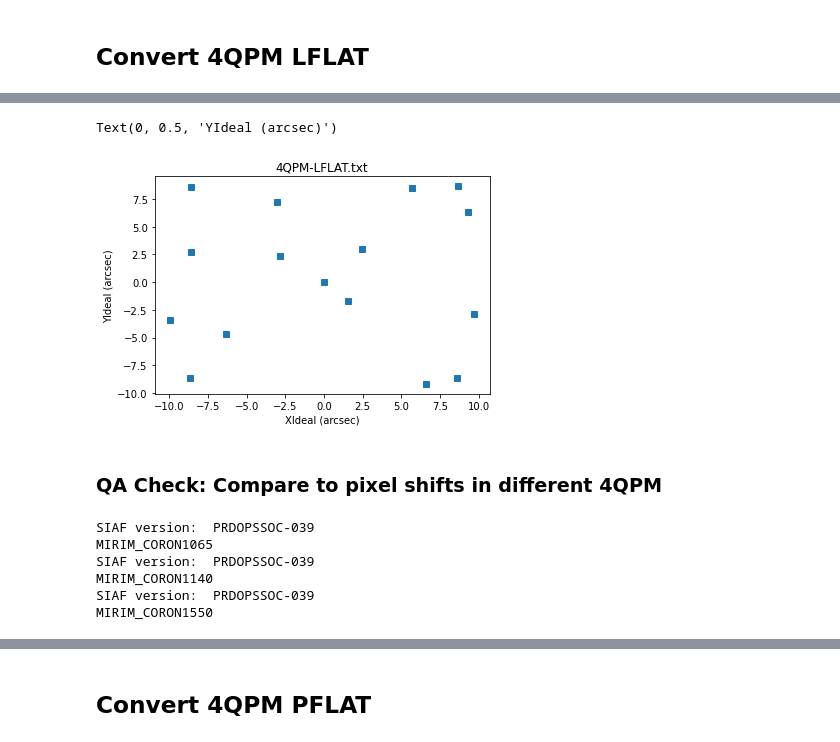
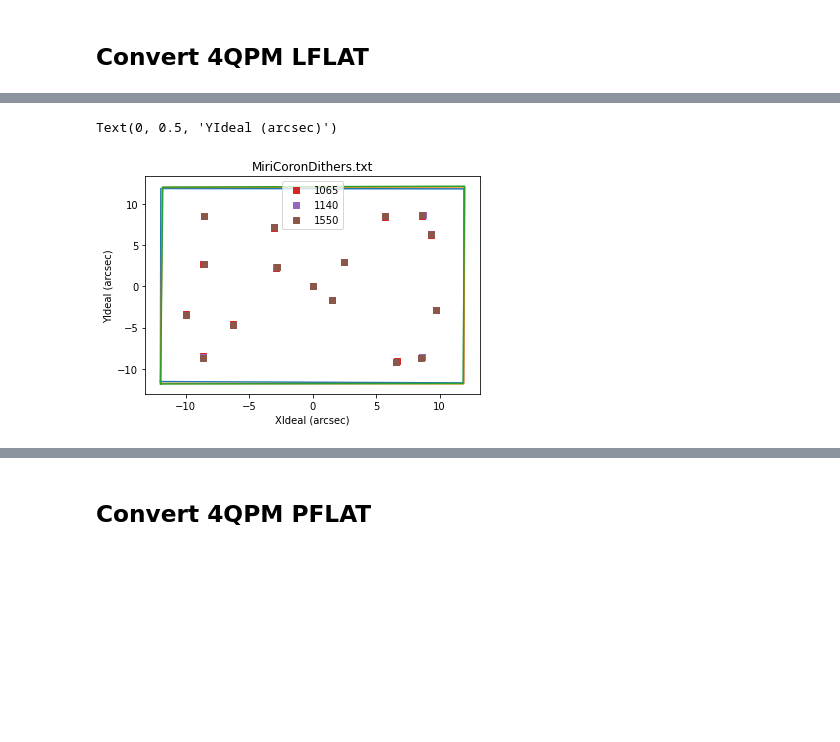
Before and after one commit to STScI-MIRI/miricoord, a Jupyter notebook: miricoord/coron/lpflat_dithers.ipynb, the cells around one changed output, grey strips where cells are left out. Cells and saved outputs as stored; diff of their text form; code cells hidden in the pictures; blank space fills up the shorter version.

Commit message:
Update to separate patterns for each coron

```diff
--- a/miricoord/coron/lpflat_dithers.ipynb
+++ b/miricoord/coron/lpflat_dithers.ipynb
@@ -16,7 +19,6 @@ miricoord version:  cdp7
 ## Convert 4QPM LFLAT ##
 # %%
 infile = '1043-MIRI-056-4QM-LFLAT-dedicatedscanpattern.txt' # input file in pixel offsets
-outfile = '4QPM-LFLAT.txt' # output file in Ideal coordinates
 # %%
 # Read in desired offsets in pixels
 data=ascii.read(infile)
@@ -24,7 +26,10 @@ number,dx,dy=data['Nr'].data,data['Xpix'].data,data['Ypix'].data
 number=number+1 # PRD likes to be 1-indexed
 # %%
 # Define reference aperture that we'll use to construct the Ideal coordinates
-aper='MIRIM_CORON1140'
+aper='MIRIM_CORON1065'
+# Bounding Box of real aperture
+xbound1065=[siaf[aper].XIdlVert1,siaf[aper].XIdlVert2,siaf[aper].XIdlVert3,siaf[aper].XIdlVert4,siaf[aper].XIdlVert1]
+ybound1065=[siaf[aper].YIdlVert1,siaf[aper].YIdlVert2,siaf[aper].YIdlVert3,siaf[aper].YIdlVert4,siaf[aper].YIdlVert1]
 # Get the detector coordinates of this aperture's reference point (origin of Ideal frame)
 xcen,ycen=siaf[aper].XDetRef,siaf[aper].YDetRef # 1-indexed
 # Convert desired pixel offsets to pixel values
@@ -32,6 +37,32 @@ x,y=xcen+dx,ycen+dy
 # Convert to v2, v3 (inputs need to be 0-indexed, so subtract 1)
 v2,v3=mt.xytov2v3(x-1,y-1,'F770W')
 # Convert to Ideal
-xi,yi=mt.v2v3toIdeal(v2,v3,aper)
+xi1065,yi1065=mt.v2v3toIdeal(v2,v3,aper)
+
+aper='MIRIM_CORON1140'
+# Bounding Box of real aperture
+xbound1140=[siaf[aper].XIdlVert1,siaf[aper].XIdlVert2,siaf[aper].XIdlVert3,siaf[aper].XIdlVert4,siaf[aper].XIdlVert1]
+ybound1140=[siaf[aper].YIdlVert1,siaf[aper].YIdlVert2,siaf[aper].YIdlVert3,siaf[aper].YIdlVert4,siaf[aper].YIdlVert1]
+# Get the detector coordinates of this aperture's reference point (origin of Ideal frame)
+xcen,ycen=siaf[aper].XDetRef,siaf[aper].YDetRef # 1-indexed
+# Convert desired pixel offsets to pixel values
+x,y=xcen+dx,ycen+dy
+# Convert to v2, v3 (inputs need to be 0-indexed, so subtract 1)
+v2,v3=mt.xytov2v3(x-1,y-1,'F770W')
+# Convert to Ideal
+xi1140,yi1140=mt.v2v3toIdeal(v2,v3,aper)
+
+aper='MIRIM_CORON1550'
+# Bounding Box of real aperture
+xbound1550=[siaf[aper].XIdlVert1,siaf[aper].XIdlVert2,siaf[aper].XIdlVert3,siaf[aper].XIdlVert4,siaf[aper].XIdlVert1]
+ybound1550=[siaf[aper].YIdlVert1,siaf[aper].YIdlVert2,siaf[aper].YIdlVert3,siaf[aper].YIdlVert4,siaf[aper].YIdlVert1]
+# Get the detector coordinates of this aperture's reference point (origin of Ideal frame)
+xcen,ycen=siaf[aper].XDetRef,siaf[aper].YDetRef # 1-indexed
+# Convert desired pixel offsets to pixel values
+x,y=xcen+dx,ycen+dy
+# Convert to v2, v3 (inputs need to be 0-indexed, so subtract 1)
+v2,v3=mt.xytov2v3(x-1,y-1,'F770W')
+# Convert to Ideal
+xi1550,yi1550=mt.v2v3toIdeal(v2,v3,aper)
 # %% [output]
 SIAF version:  PRDOPSSOC-039
@@ -65,34 +88,16 @@ for ii in range(1,len(xi)):
 # %%
 # Plot results
-plt.plot(xi,yi,'s')
+plt.plot(xbound1065,ybound1065)
+plt.plot(xbound1140,ybound1140)
+plt.plot(xbound1550,ybound1550)
+
+plt.plot(xi1065,yi1065,'s',label='1065')
+plt.plot(xi1140,yi1140,'s',label='1140')
+plt.plot(xi1550,yi1550,'s',label='1550')
+plt.legend()
 plt.title(outfile)
 plt.xlabel('XIdeal (arcsec)')
 plt.ylabel('YIdeal (arcsec)')
 # %% [output]
 Text(0, 0.5, 'YIdeal (arcsec)')
-[figure, old version]
+[figure, new version]
-# %% [markdown]
-### QA Check: Compare to pixel shifts in different 4QPM ###
-# %%
-# Convert back to pixel shifts
-aper='MIRIM_CORON1065'
-v2,v3=mt.Idealtov2v3(xi,yi,aper)
-xout,yout=mt.v2v3toxy(v2,v3,'F770W')
-dxout1065,dyout1065=xout-(siaf[aper].XDetRef-1),yout-(siaf[aper].YDetRef-1)
-
-aper='MIRIM_CORON1140'
-v2,v3=mt.Idealtov2v3(xi,yi,aper)
-xout,yout=mt.v2v3toxy(v2,v3,'F770W')
-dxout1140,dyout1140=xout-(siaf[aper].XDetRef-1),yout-(siaf[aper].YDetRef-1)
-
-aper='MIRIM_CORON1550'
-v2,v3=mt.Idealtov2v3(xi,yi,aper)
-xout,yout=mt.v2v3toxy(v2,v3,'F770W')
-dxout1550,dyout1550=xout-(siaf[aper].XDetRef-1),yout-(siaf[aper].YDetRef-1)
-# %% [output]
-SIAF version:  PRDOPSSOC-039
-MIRIM_CORON1065
-SIAF version:  PRDOPSSOC-039
-MIRIM_CORON1140
-SIAF version:  PRDOPSSOC-039
-MIRIM_CORON1550
```
Also changed, not shown: parts of 28 cells of this notebook.
